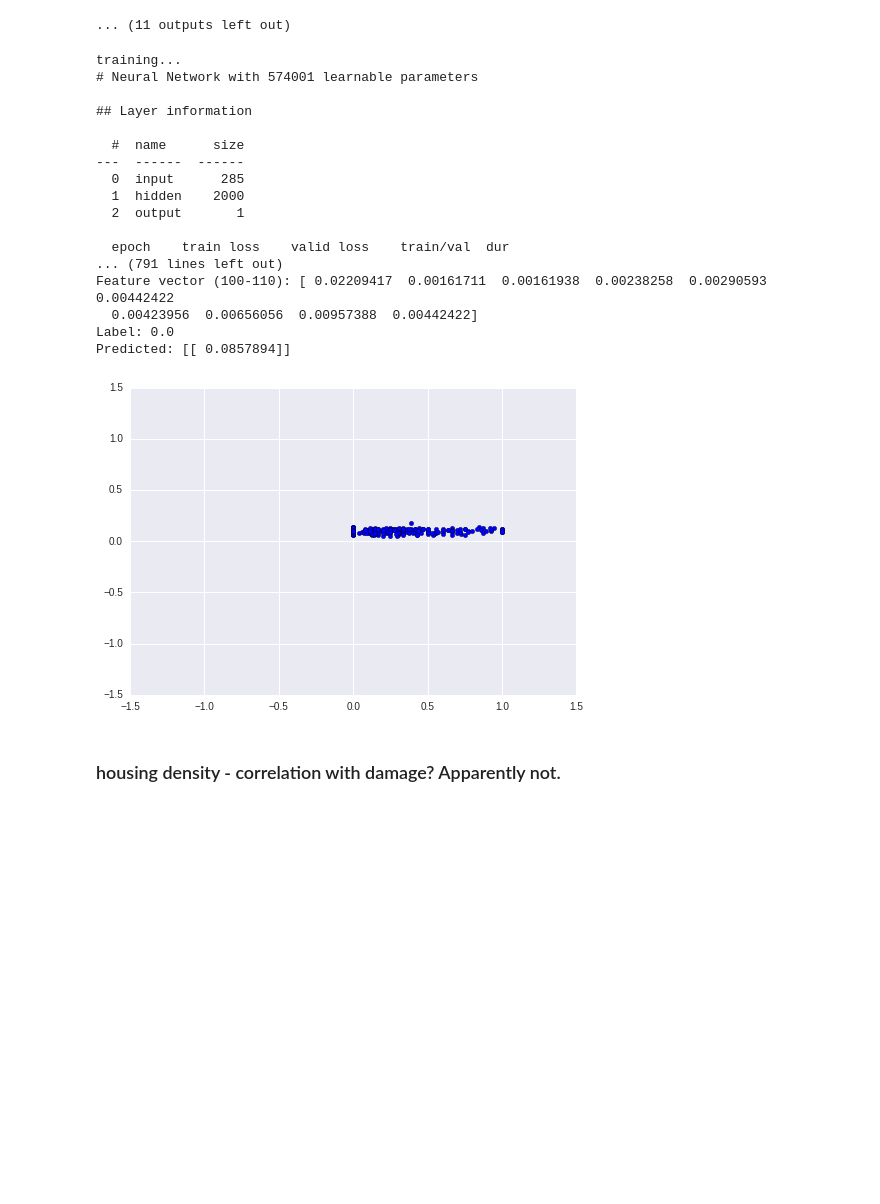
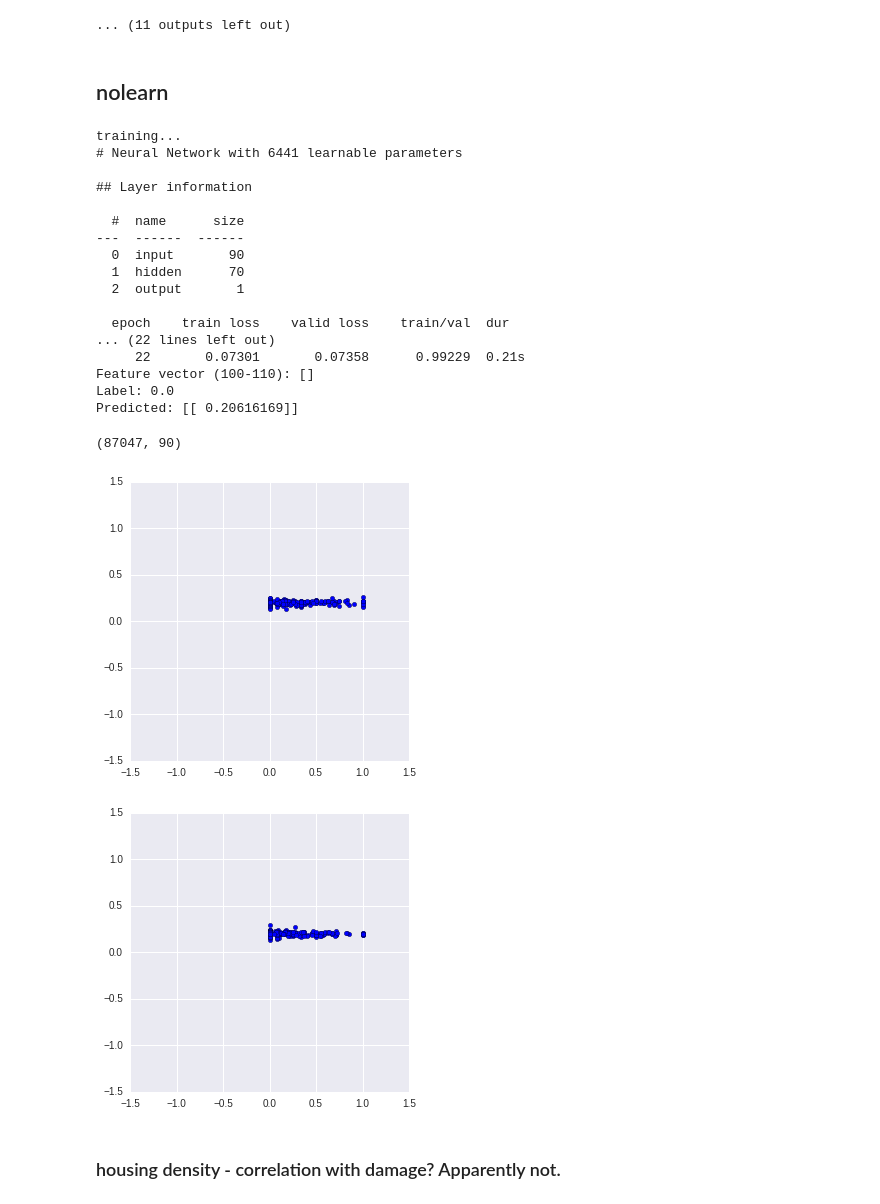
Before and after one commit to IJDykeman/storm_damage_prediction, a Jupyter notebook: tsne_and_dataviz.ipynb, the cells around one changed output. Cells and saved outputs as stored; diff of their text form; code cells hidden in the pictures; blank space fills up the shorter version.

```diff
--- a/tsne_and_dataviz.ipynb
+++ b/tsne_and_dataviz.ipynb
@@ -164,9 +332,10 @@ def iterate_minibatches(inputs, targets, batchsize, shuffle=False):
         yield inputs[excerpt], targets[excerpt]
 print("Loading data...")
 X_train, y_train, X_val, y_val, X_test, y_test = load_mega_hcad()
-
+print(X_train.shape)
+print(y_train.shape)
 # use this to show that the network trains on simple identity data
-for i, _ in enumerate(X_train):
-    X_train[i].fill(y_train[i])
+# for i, _ in enumerate(X_train):
+#     X_train[i].fill(y_train[i])
 # %% [output]
 Loading data...
@@ -438,6 +610,8 @@ Epoch 3 of 500 took 0.305s
   validation accuracy:          96.68 %
 [figure]
 ... (11 outputs left out)
+# %% [markdown]
+## nolearn
 # %%
 import lasagne
 from lasagne import layers
@@ -451,27 +625,30 @@ def nn_example(data):
     net1 = NeuralNet(
         layers=[('input', layers.InputLayer),
                 ('hidden', layers.DenseLayer),
+                #('hidden2', layers.DenseLayer),
                 ('output', layers.DenseLayer),
                 ],
         # layer parameters:
-        input_shape=(None, 285),
-        hidden_num_units=200,  # number of units in 'hidden' layer
+        input_shape=(None, 90),
+        hidden_num_units=70,  # number of units in 'hidden' layer
+        #hidden2_num_units=30,  # number of units in 'hidden' layer
+
         output_nonlinearity=lasagne.nonlinearities.sigmoid,
         output_num_units=1,  # 10 target values for the digits 0, 1, 2, ..., 9
 
         # optimization method:
         update=nesterov_momentum,
-        update_learning_rate=0.01,
+        update_learning_rate=0.1,
         update_momentum=0.9,
 
-        max_epochs=1000,
+        max_epochs=500,
         verbose=1,
          regression=True,
         )
 
     # Train the network
     print("training...")
-    net1.fit(data['X_train'], data['y_train'])
+    net1.fit(data['X_test'], data['y_test'])
 
     # Try the network on new data
     print("Feature vector (100-110): %s" % data['X_test'][0][100:110])
@@ -480,37 +657,49 @@ def nn_example(data):
 
 
 # print("Got %i testing datasets." % len(data['X_train']))
-data = {'X_test': (X_test.reshape(len(X_test), 285)).astype(np.float32),
+data = {'X_test': (X_test.reshape(len(X_test), 90)).astype(np.float32),
             'y_test': (y_test).astype(np.float32),
-            'X_train': (np.float32(X_train.reshape(len(X_train), 285))).astype(np.float32),
+            'X_train': (np.float32(X_train.reshape(len(X_train), 90))).astype(np.float32),
             'y_train': (y_train).astype(np.float32)}
 nn_example(data)
 # %% [output]
 training...
-# Neural Network with 574001 learnable parameters
+# Neural Network with 6441 learnable parameters
 
 ## Layer information
 
   #  name      size
 ---  ------  ------
-  0  input      285
-  1  hidden    2000
+  0  input       90
+  1  hidden      70
   2  output       1
 
   epoch    train loss    valid loss    train/val  dur
-... (791 lines left out)
-Feature vector (100-110): [ 0.02209417  0.00161711  0.00161938  0.00238258  0.00290593  0.00442422
-  0.00423956  0.00656056  0.00957388  0.00442422]
+... (22 lines left out)
+     22       0.07301       0.07358      0.99229  0.21s
+Feature vector (100-110): []
 Label: 0.0
-Predicted: [[ 0.0857894]]
+Predicted: [[ 0.20616169]]
 # %%
+print(data['X_test'].shape)
+
+for i in range(300):
+    plt.scatter(data['y_train'][i], net1.predict([data['X_train'][i]]))
+plt.xlim(-1.5,  1.5)
+plt.ylim(-1.5,  1.5)
+plt.show()
+
+
+
 for i in range(300):
     plt.scatter(data['y_test'][i], net1.predict([data['X_test'][i]]))
 plt.xlim(-1.5,  1.5)
 plt.ylim(-1.5,  1.5)
 plt.show()
 # %% [output]
+(87047, 90)
-[figure, old version]
+[figure, new version]
+[figure, added]
 # %% [markdown]
 ### housing density - correlation with damage?  Apparently not.
 # %%
```
Also changed, not shown: parts of 5 cells of this notebook, 1 other file.
